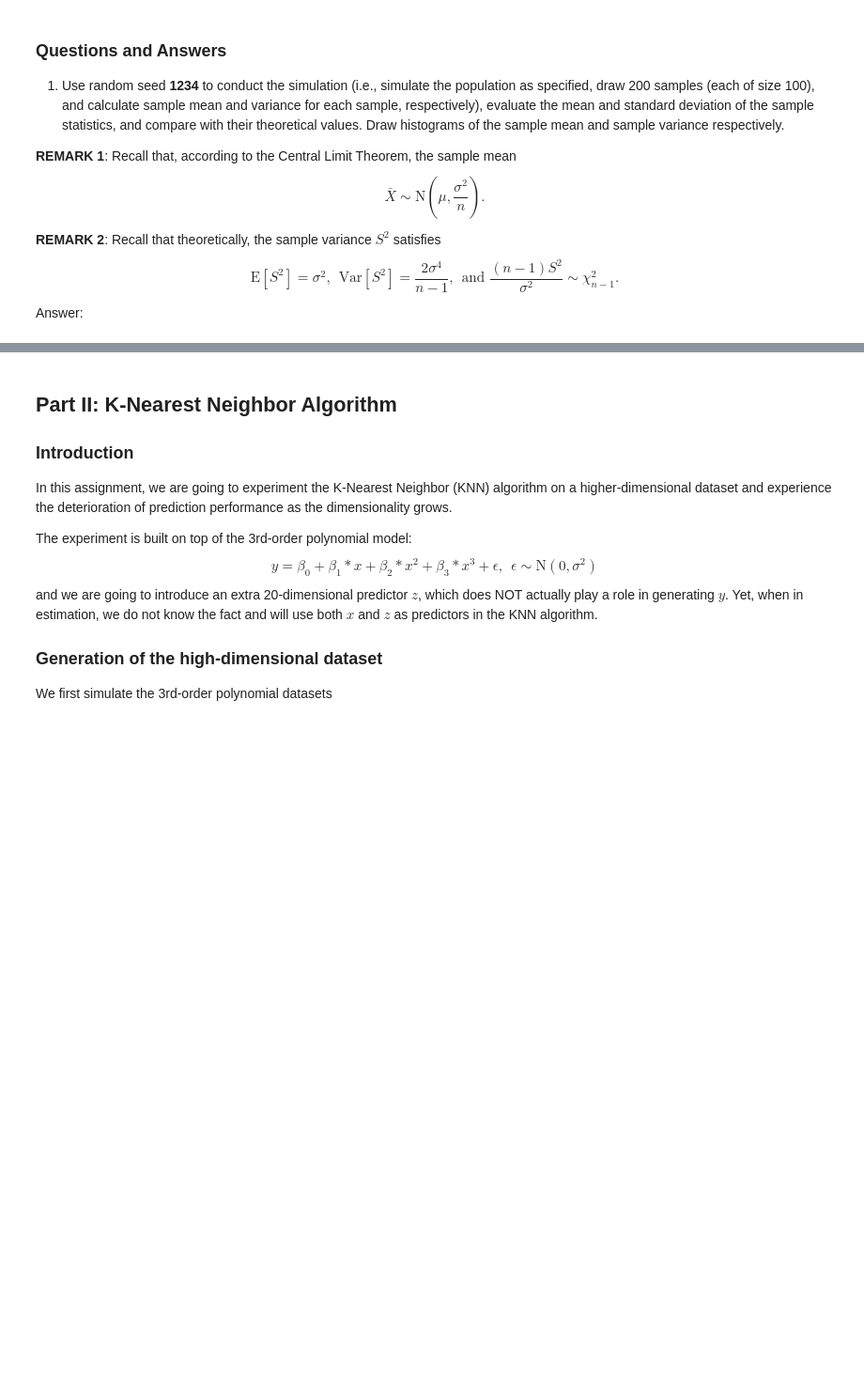
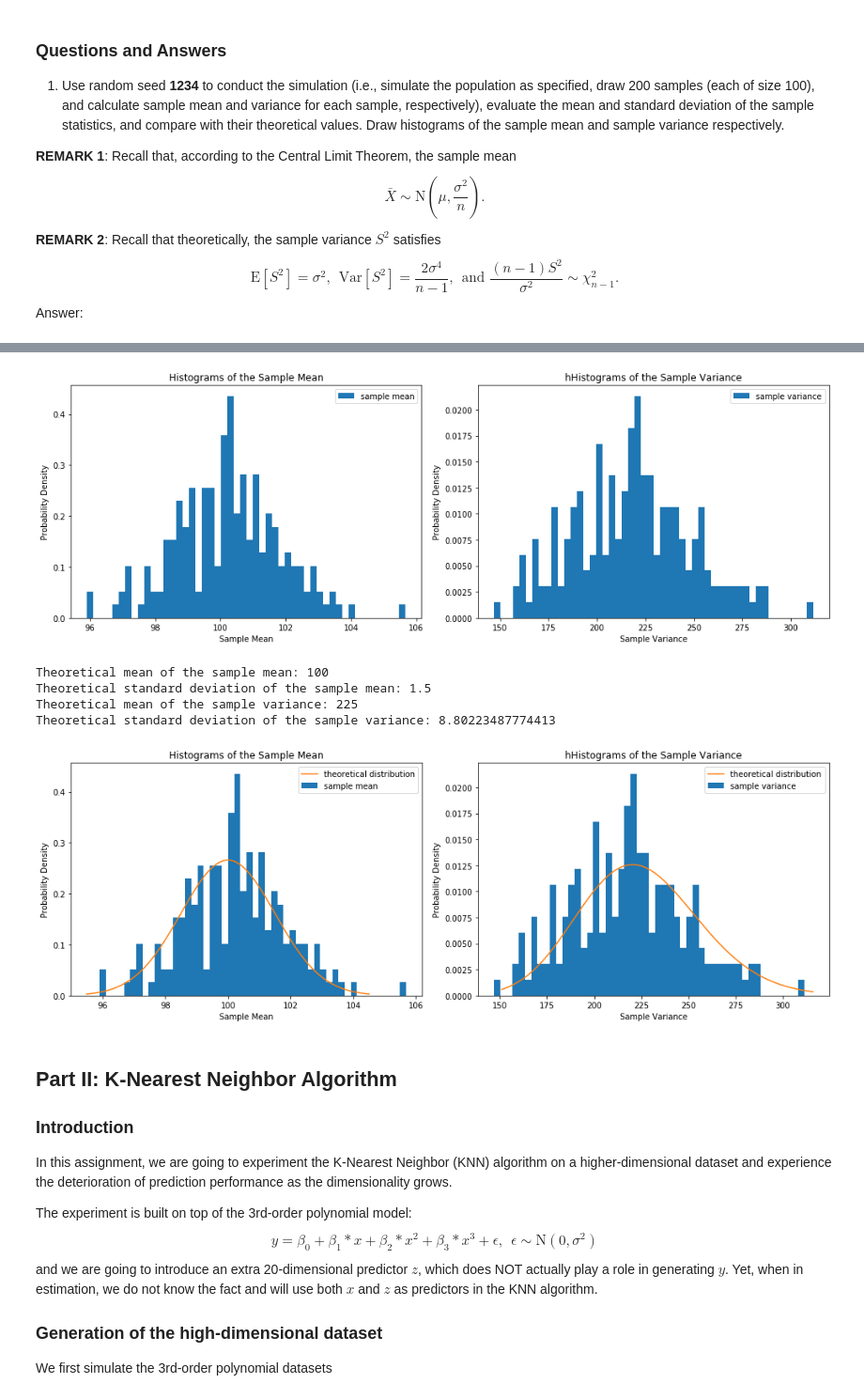
Before and after one commit to VincentGaoHJ/Course-DBA5106, a Jupyter notebook: assignment/Individual Assignment-1.ipynb, the cells around one changed output, grey strips where cells are left out. Shown: that part at 94% size. Cells and saved outputs as stored; diff of their text form; code cells hidden in the pictures; blank space fills up the shorter version.

Commit message:
update assignment 1

```diff
--- a/assignment/Individual Assignment-1.ipynb
+++ b/assignment/Individual Assignment-1.ipynb
@@ -85,3 +66,40 @@ plt.show()
+# %%
+# import package
+import numpy as np
+import matplotlib.pyplot as plt
+from scipy.stats import norm, chi2
+
+# set random seed
+np.random.seed(1234)
+
+# simulate the population
+random_data = np.random.normal(loc=pop_mean, scale=pop_sd, size=pop_size)
+
+# draw 200 samples and calculate the sample mean and variance for each sample
+samples_lst = [np.random.choice(
+    random_data, replace=True, size=sample_size) for i in range(num_of_samples)]
+sample_mean_lst = [sample.mean() for sample in samples_lst]
+sample_var_lst = [sample.var() for sample in samples_lst]
+
+# Draw histograms of the sample mean and sample variance respectively
+histograms(sample_mean_lst, sample_var_lst, pop_mean, pop_sd, sample_size, is_distribution = False)
+
+# for comparison, you may just report the theoretical mean/sd of the sample mean and sample variance respectively.
+print('Theoretical mean of the sample mean: {}'.format(pop_mean))
+print('Theoretical standard deviation of the sample mean: {}'.format(pop_sd/(sample_size**0.5)))
+
+print('Theoretical mean of the sample variance: {}'.format(pop_sd**2))
+print('Theoretical standard deviation of the sample variance: {}'.format(((pop_sd**0.5) * (pop_sd**2))/(sample_size - 1)))
+
+# overlay the theoretical distribution (not required in the assignment)
+histograms(sample_mean_lst, sample_var_lst, pop_mean, pop_sd, sample_size, is_distribution = True)
+# %% [output]
+[figure, added]
+Theoretical mean of the sample mean: 100
+Theoretical standard deviation of the sample mean: 1.5
+Theoretical mean of the sample variance: 225
+Theoretical standard deviation of the sample variance: 8.80223487774413
+[figure, added]
 # %% [markdown]
 ## Part II: K-Nearest Neighbor Algorithm
 ### Introduction
```
Also changed, not shown: parts of 1 cell of this notebook.
